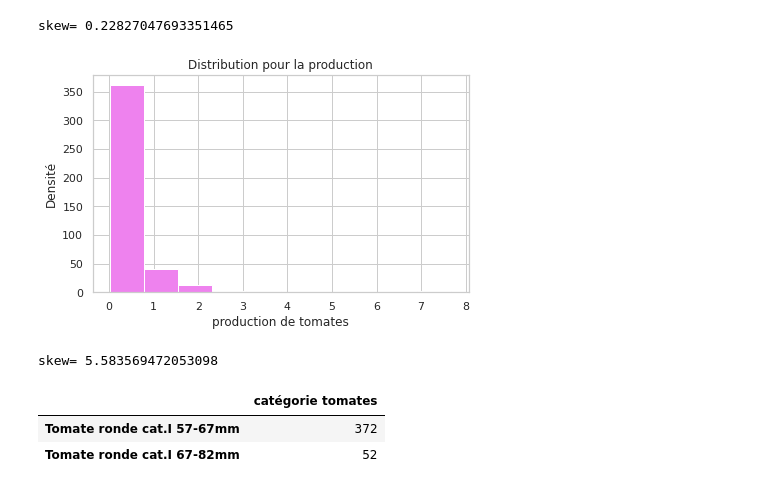
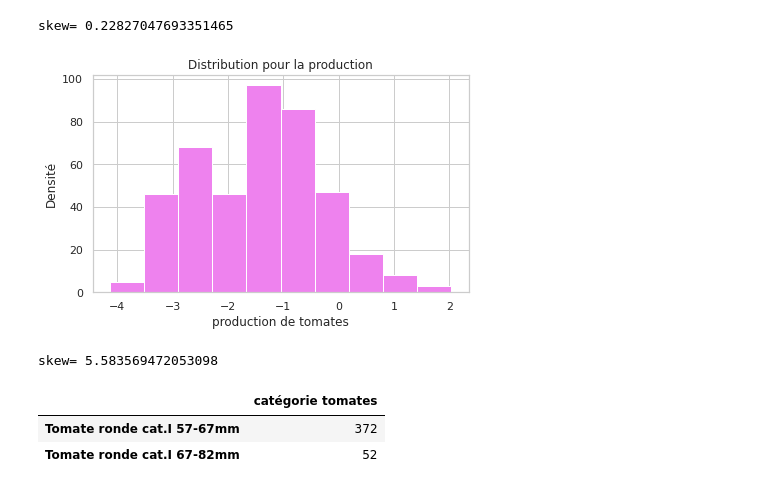
Before and after one commit to Lydu7979/Projet-chef-d-oeuvre-bon-, a Jupyter notebook: Modèles/Régression linéaire/Projet_chef_d'oeuvre(Régression_linéaire) (2).ipynb, the cells around one changed output. Cells and saved outputs as stored; diff of their text form; code cells hidden in the pictures.

```diff
--- a/Modèles/Régression linéaire/Projet_chef_d'oeuvre(Régression_linéaire).ipynb
+++ b/Modèles/Régression linéaire/Projet_chef_d'oeuvre(Régression_linéaire) (2).ipynb
@@ -98,14 +98,14 @@ print ("skew=", Pop['prix moyen au kg'].skew())
 [figure]
 skew= 0.22827047693351465
 # %%
-plt.hist(Pop['Production quantité \ntonne(s)'],color ='violet')
+plt.hist(np.log(Pop['Production quantité \ntonne(s)']),color ='violet')
 plt.title('Distribution pour la production')
 plt.xlabel('production de tomates')
 plt.ylabel('Densité')
 plt.show()
 print ("skew=", Pop['Production quantité \ntonne(s)'].skew())
 # %% [output]
-[figure, old version]
+[figure, new version]
 skew= 5.583569472053098
 # %%
 Pop['catégorie tomates'].value_counts().to_frame()
```
Also changed, not shown: parts of 1 cell of this notebook.
